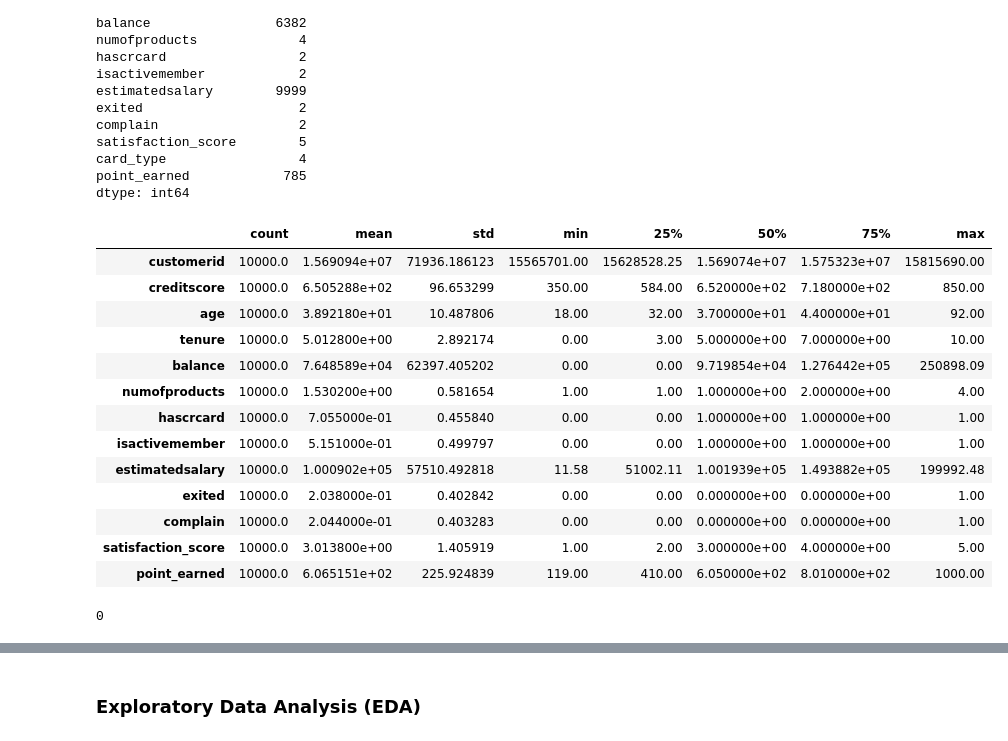
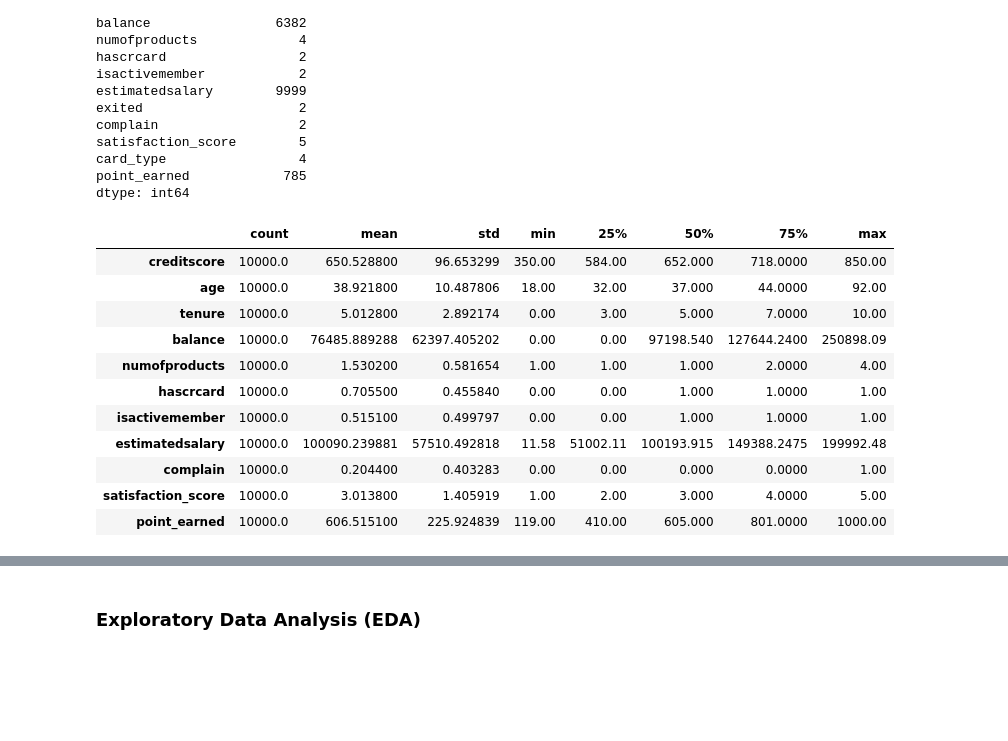
Before and after one commit to sam47-asfaw/bank-customer-churn-classification, a Jupyter notebook: notebook.ipynb, the cells around one changed output, grey strips where cells are left out. Cells and saved outputs as stored; diff of their text form; code cells hidden in the pictures; blank space fills up the shorter version.

```diff
--- a/notebook.ipynb
+++ b/notebook.ipynb
@@ -104,26 +130,23 @@ satisfaction_score        5
 card_type                 4
 point_earned            785
 dtype: int64
+# %%
+features = list(df.columns)
+features.remove('customerid')
+features.remove('exited')
 # %%
 #display the descriptive statistics of the numeric data
-df.describe().T
+df[features].describe().T
 # %% [output]
 |  | count | mean | std | min | 25% | 50% | 75% | max |
-| customerid | 10000.0 | 1.569094e+07 | 71936.186123 | 15565701.00 | 15628528.25 | 1.569074e+07 | 1.575323e+07 | 15815690.00 |
-| creditscore | 10000.0 | 6.505288e+02 | 96.653299 | 350.00 | 584.00 | 6.520000e+02 | 7.180000e+02 | 850.00 |
-| age | 10000.0 | 3.892180e+01 | 10.487806 | 18.00 | 32.00 | 3.700000e+01 | 4.400000e+01 | 92.00 |
-| tenure | 10000.0 | 5.012800e+00 | 2.892174 | 0.00 | 3.00 | 5.000000e+00 | 7.000000e+00 | 10.00 |
-| balance | 10000.0 | 7.648589e+04 | 62397.405202 | 0.00 | 0.00 | 9.719854e+04 | 1.276442e+05 | 250898.09 |
-| numofproducts | 10000.0 | 1.530200e+00 | 0.581654 | 1.00 | 1.00 | 1.000000e+00 | 2.000000e+00 | 4.00 |
-| hascrcard | 10000.0 | 7.055000e-01 | 0.455840 | 0.00 | 0.00 | 1.000000e+00 | 1.000000e+00 | 1.00 |
-| isactivemember | 10000.0 | 5.151000e-01 | 0.499797 | 0.00 | 0.00 | 1.000000e+00 | 1.000000e+00 | 1.00 |
-| estimatedsalary | 10000.0 | 1.000902e+05 | 57510.492818 | 11.58 | 51002.11 | 1.001939e+05 | 1.493882e+05 | 199992.48 |
-| exited | 10000.0 | 2.038000e-01 | 0.402842 | 0.00 | 0.00 | 0.000000e+00 | 0.000000e+00 | 1.00 |
-| complain | 10000.0 | 2.044000e-01 | 0.403283 | 0.00 | 0.00 | 0.000000e+00 | 0.000000e+00 | 1.00 |
-| satisfaction_score | 10000.0 | 3.013800e+00 | 1.405919 | 1.00 | 2.00 | 3.000000e+00 | 4.000000e+00 | 5.00 |
-| point_earned | 10000.0 | 6.065151e+02 | 225.924839 | 119.00 | 410.00 | 6.050000e+02 | 8.010000e+02 | 1000.00 |
+| creditscore | 10000.0 | 650.528800 | 96.653299 | 350.00 | 584.00 | 652.000 | 718.0000 | 850.00 |
+| age | 10000.0 | 38.921800 | 10.487806 | 18.00 | 32.00 | 37.000 | 44.0000 | 92.00 |
+| tenure | 10000.0 | 5.012800 | 2.892174 | 0.00 | 3.00 | 5.000 | 7.0000 | 10.00 |
+| balance | 10000.0 | 76485.889288 | 62397.405202 | 0.00 | 0.00 | 97198.540 | 127644.2400 | 250898.09 |
+| numofproducts | 10000.0 | 1.530200 | 0.581654 | 1.00 | 1.00 | 1.000 | 2.0000 | 4.00 |
+| hascrcard | 10000.0 | 0.705500 | 0.455840 | 0.00 | 0.00 | 1.000 | 1.0000 | 1.00 |
+| isactivemember | 10000.0 | 0.515100 | 0.499797 | 0.00 | 0.00 | 1.000 | 1.0000 | 1.00 |
+| estimatedsalary | 10000.0 | 100090.239881 | 57510.492818 | 11.58 | 51002.11 | 100193.915 | 149388.2475 | 199992.48 |
+| complain | 10000.0 | 0.204400 | 0.403283 | 0.00 | 0.00 | 0.000 | 0.0000 | 1.00 |
+| satisfaction_score | 10000.0 | 3.013800 | 1.405919 | 1.00 | 2.00 | 3.000 | 4.0000 | 5.00 |
+| point_earned | 10000.0 | 606.515100 | 225.924839 | 119.00 | 410.00 | 605.000 | 801.0000 | 1000.00 |
-# %%
-#check for duplicate and null values
-df.duplicated().sum()
-# %% [output]
-0
```
Also changed, not shown: parts of 40 cells of this notebook, 4 other files.
